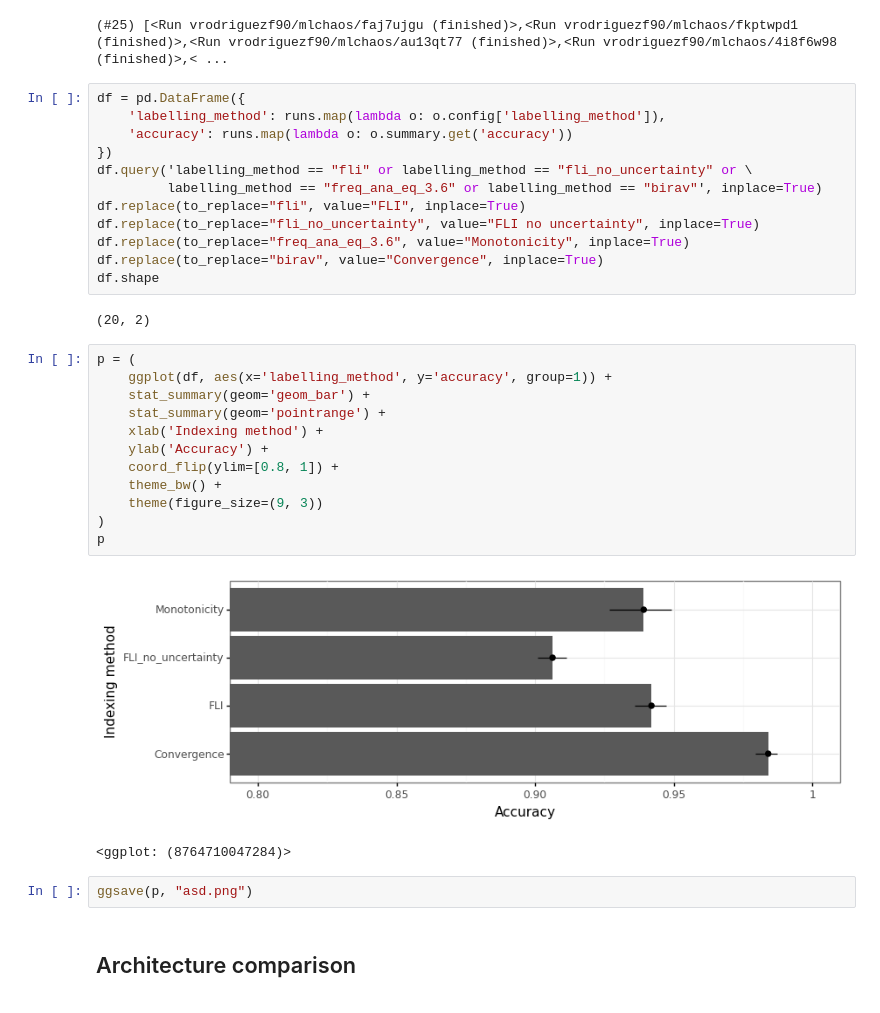
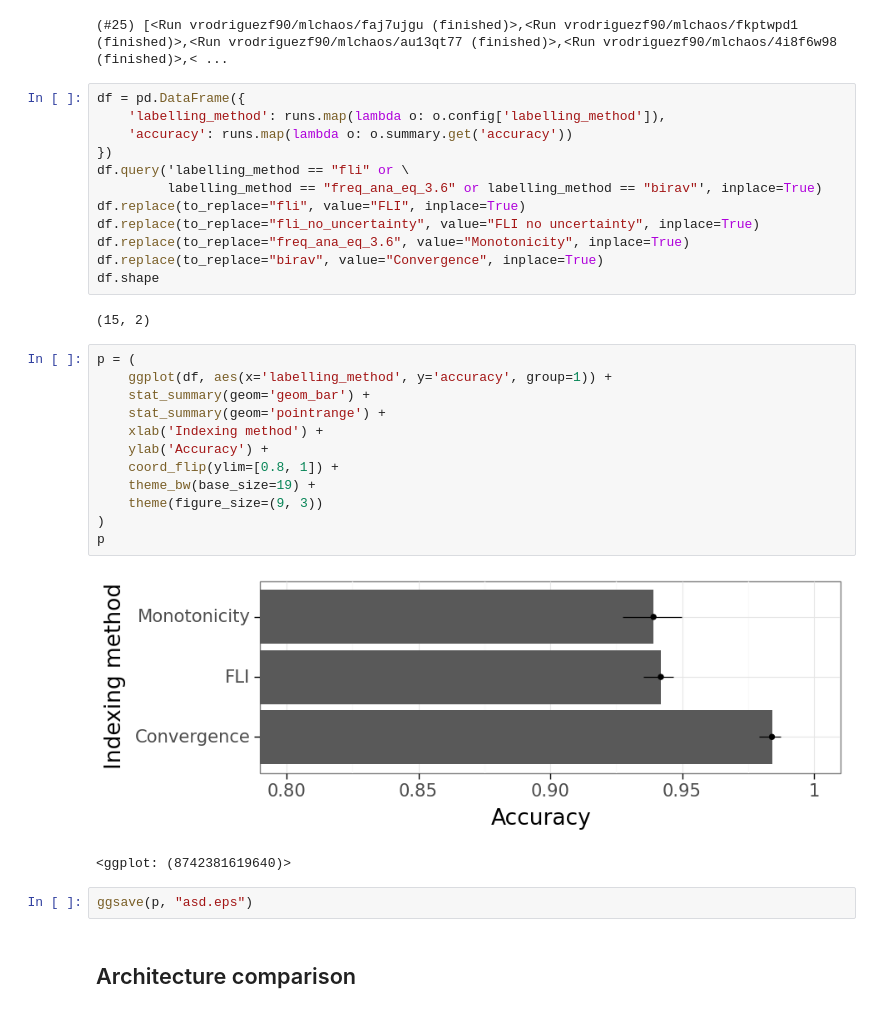
Before and after one commit to vrodriguezf/mlchaos, a Jupyter notebook: nbs/_draftsheet.ipynb, the cells around one changed output. Drawn from its saved outputs; the diff is of its cells as text.

```diff
--- a/nbs/_draftsheet.ipynb
+++ b/nbs/_draftsheet.ipynb
@@ -241,7 +241,7 @@ df = pd.DataFrame({
     'labelling_method': runs.map(lambda o: o.config['labelling_method']),
     'accuracy': runs.map(lambda o: o.summary.get('accuracy'))
 })
-df.query('labelling_method == "fli" or labelling_method == "fli_no_uncertainty" or \
+df.query('labelling_method == "fli" or \
          labelling_method == "freq_ana_eq_3.6" or labelling_method == "birav"', inplace=True)
 df.replace(to_replace="fli", value="FLI", inplace=True)
 df.replace(to_replace="fli_no_uncertainty", value="FLI no uncertainty", inplace=True)
@@ -249,24 +249,24 @@ df.replace(to_replace="freq_ana_eq_3.6", value="Monotonicity", inplace=True)
 df.replace(to_replace="birav", value="Convergence", inplace=True)
 df.shape
 # %% [output]
-(20, 2)
+(15, 2)
 # %%
 p = (
     ggplot(df, aes(x='labelling_method', y='accuracy', group=1)) +
     stat_summary(geom='geom_bar') +
     stat_summary(geom='pointrange') +
     xlab('Indexing method') +
     ylab('Accuracy') +
     coord_flip(ylim=[0.8, 1]) +
-    theme_bw() +
+    theme_bw(base_size=19) +
     theme(figure_size=(9, 3))
 )
 p
 # %% [output]
-[figure, old version]
+[figure, new version]
-<ggplot: (8764710047284)>
+<ggplot: (8742381619640)>
 # %%
-ggsave(p, "asd.png")
+ggsave(p, "asd.eps")
 # %% [markdown]
 ## Architecture comparison
 # %%
```
Also changed, not shown: parts of 4 cells of this notebook, 4 other files.
